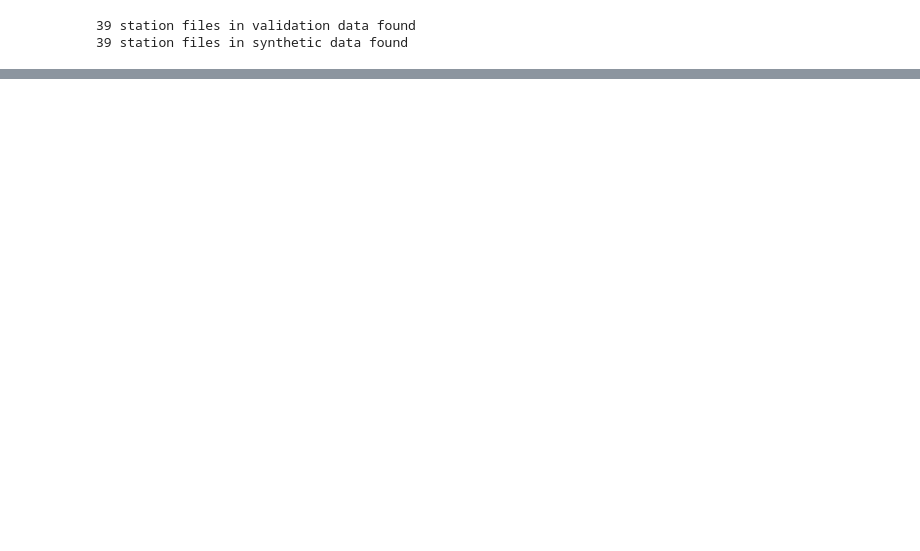
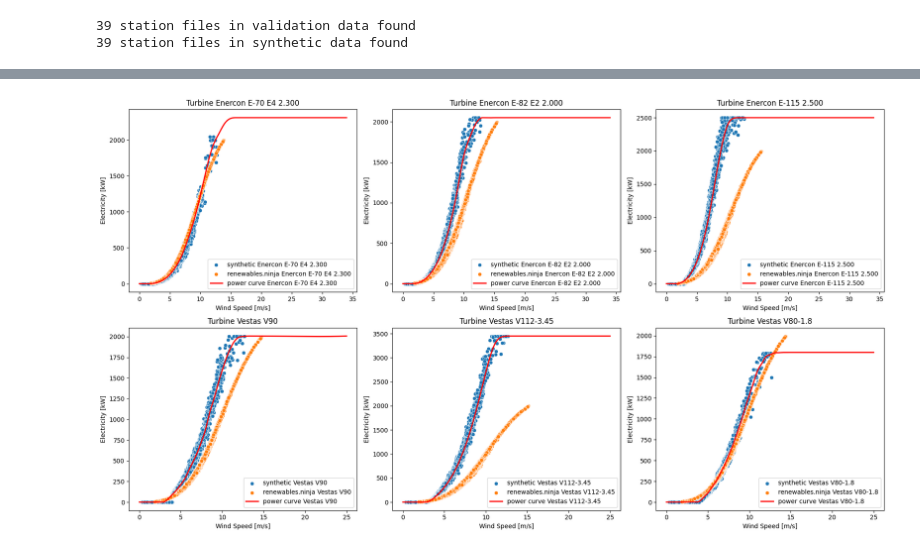
Before and after one commit to vikwal/synthetic_re_data_generation, a Jupyter notebook: renewablesninja.ipynb, the cells around one changed output, grey strips where cells are left out. Drawn from its saved outputs; the diff is of its cells as text; code cells hidden in the pictures; blank space fills up the shorter version.

```diff
--- a/renewablesninja.ipynb
+++ b/renewablesninja.ipynb
@@ -11,16 +37,27 @@ data_path = 'data/synthetic/wind'
 # %%
 # get validationd data
-files = os.listdir(data_path_val)
+files = os.listdir(val_dir)
 station_files = [f for f in files if 'metadata' not in f and f.endswith('.csv')]
 metadata_files = [f for f in files if 'metadata' in f and f.endswith('.csv')]
 station_files.sort()
 metadata_files.sort()
 print(len(station_files), 'station files in validation data found')
 
-files = os.listdir(data_path)
+files = os.listdir(synth_dir)
 station_files_synthetic = [f for f in files if 'metadata' not in f and f.endswith('.csv')]
 station_files_synthetic.sort()
 print(len(station_files_synthetic), 'station files in synthetic data found')
+
+raw_power_curves, cp_curves, specs = generate_wind.get_turbines(turbine_path=turbine_path,
+                                                        cp_path=cp_path,
+                                                        specs_path=specs_path,
+                                                        params=params)
+power_curves = pd.DataFrame()
+for turbine in raw_power_curves.columns:
+    power_curve = generate_wind.interpolate(power_curve=raw_power_curves[turbine],
+                                            cut_out=specs[turbine]['cut_out'])
+    power_curves[turbine] = power_curve
+power_curves /= 1000 # convert to kW
 # %% [output]
 39 station files in validation data found
 39 station files in synthetic data found
@@ -71,0 +206,7 @@ dfs[0]
+# %%
+# show results for specific station locations
+nr = 3
+# %%
+plot_power_curves(dfs[nr], val_dfs[nr])
+# %% [output]
+[figure, added]
```
Also changed, not shown: parts of 10 cells of this notebook, 3 other files.
